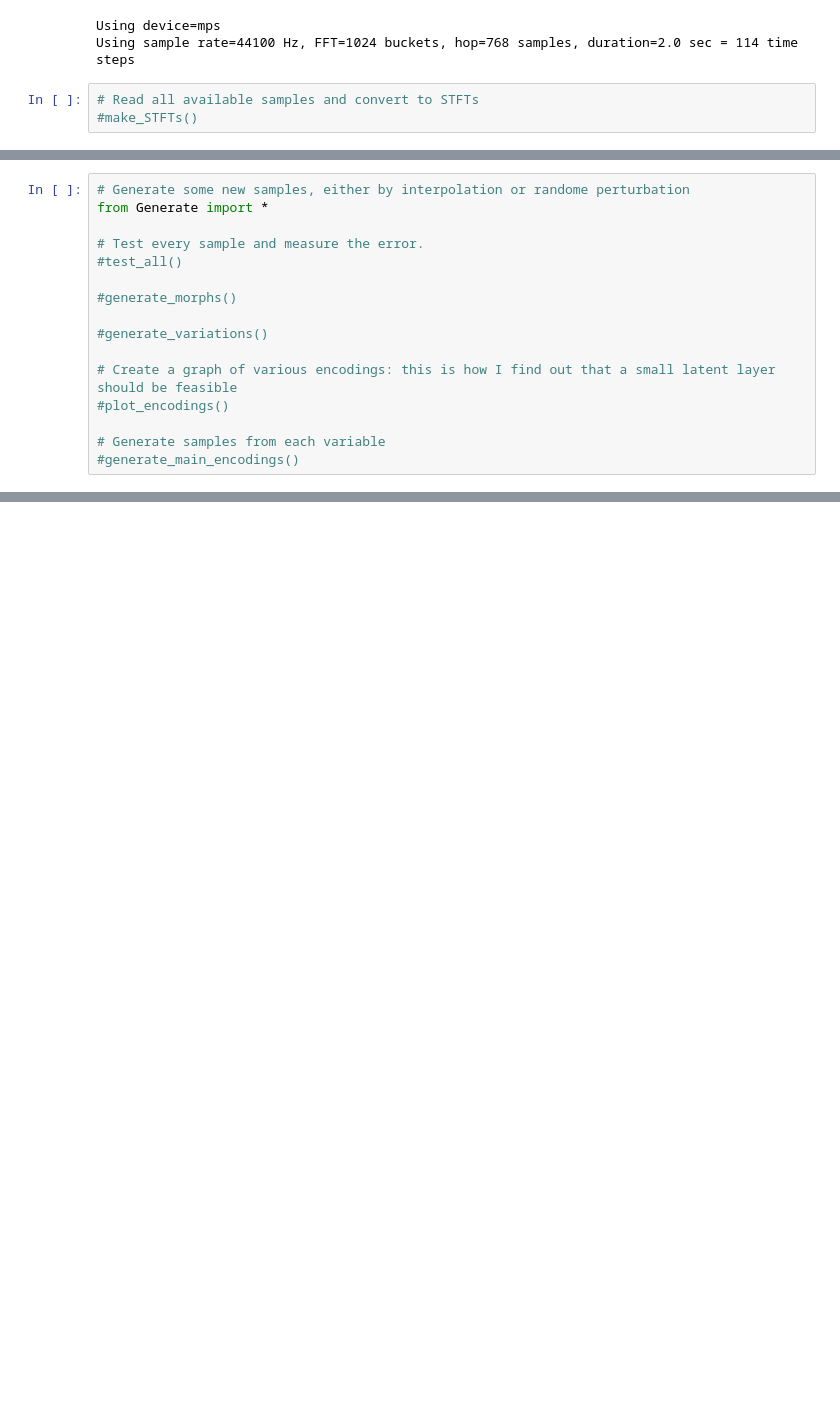
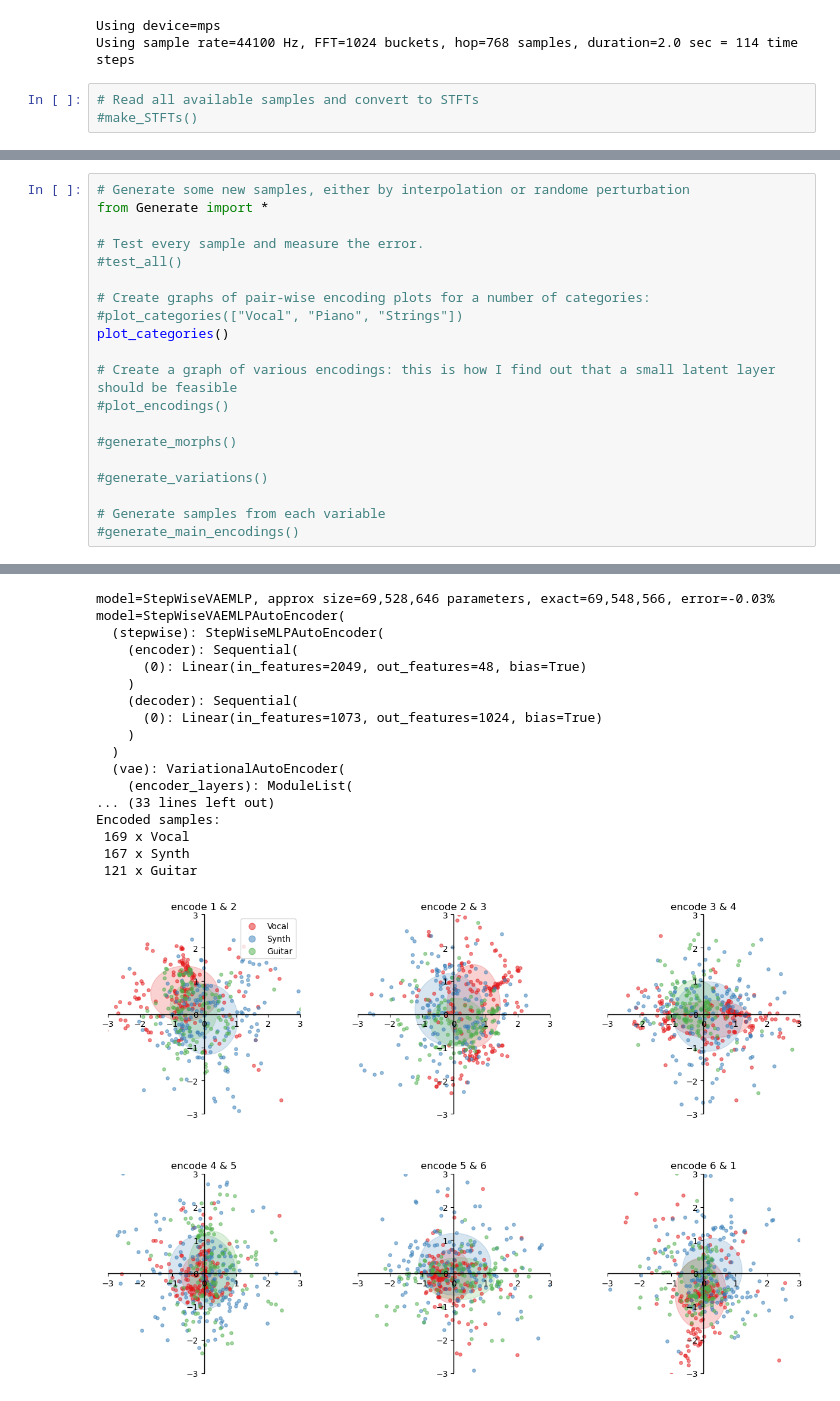
Before and after one commit to RikMaxSpeed/SampleGen, a Jupyter notebook: MakeAndTrain.ipynb, the cells around one changed output, grey strips where cells are left out. Saved outputs shown, nothing was run; the diff lists cells and outputs as text; blank space fills up the shorter version.

Commit message:
Lots of refactoring + added pretty 2D plots of the encodings by category.

```diff
--- a/MakeAndTrain.ipynb
+++ b/MakeAndTrain.ipynb
@@ -87,12 +29,17 @@ from Generate import *
 # Test every sample and measure the error.
 #test_all()
 
+# Create graphs of pair-wise encoding plots for a number of categories:
+#plot_categories(["Vocal", "Piano", "Strings"])
+plot_categories()
+
+# Create a graph of various encodings: this is how I find out that a small latent layer should be feasible
+#plot_encodings()
+
 #generate_morphs()
 
 #generate_variations()
 
-# Create a graph of various encodings: this is how I find out that a small latent layer should be feasible
-#plot_encodings()
-
 # Generate samples from each variable
 #generate_main_encodings()
+# %% [output]
@@ -98,0 +73,18 @@ from Generate import *
+model=StepWiseVAEMLP, approx size=69,528,646 parameters, exact=69,548,566, error=-0.03%
+model=StepWiseVAEMLPAutoEncoder(
+  (stepwise): StepWiseMLPAutoEncoder(
+    (encoder): Sequential(
+      (0): Linear(in_features=2049, out_features=48, bias=True)
+    )
+    (decoder): Sequential(
+      (0): Linear(in_features=1073, out_features=1024, bias=True)
+    )
+  )
+  (vae): VariationalAutoEncoder(
+    (encoder_layers): ModuleList(
+... (33 lines left out)
+Encoded samples:
+ 169 x Vocal
+ 167 x Synth
+ 121 x Guitar
+[figure, added]
```
Also changed, not shown: parts of 2 cells of this notebook, 16 other files.
